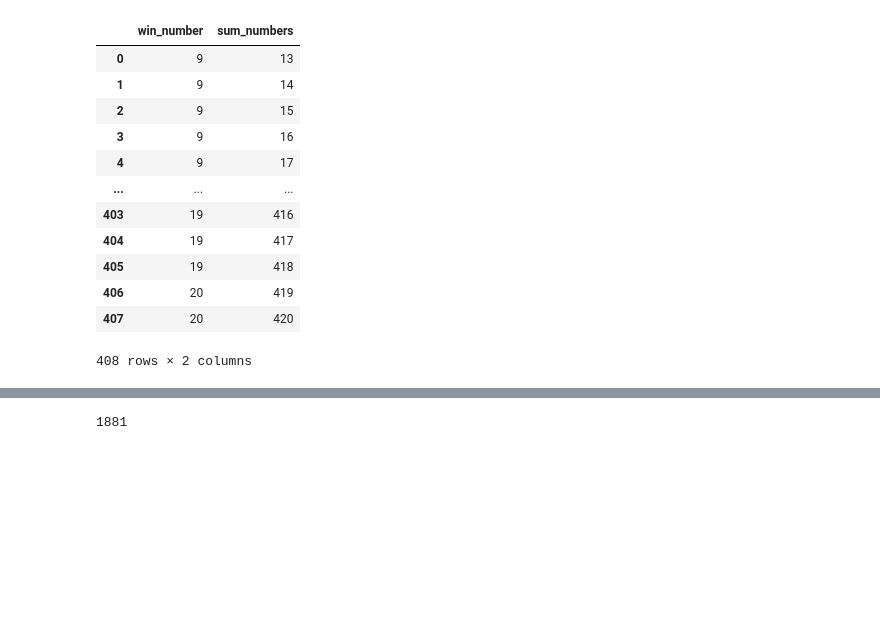
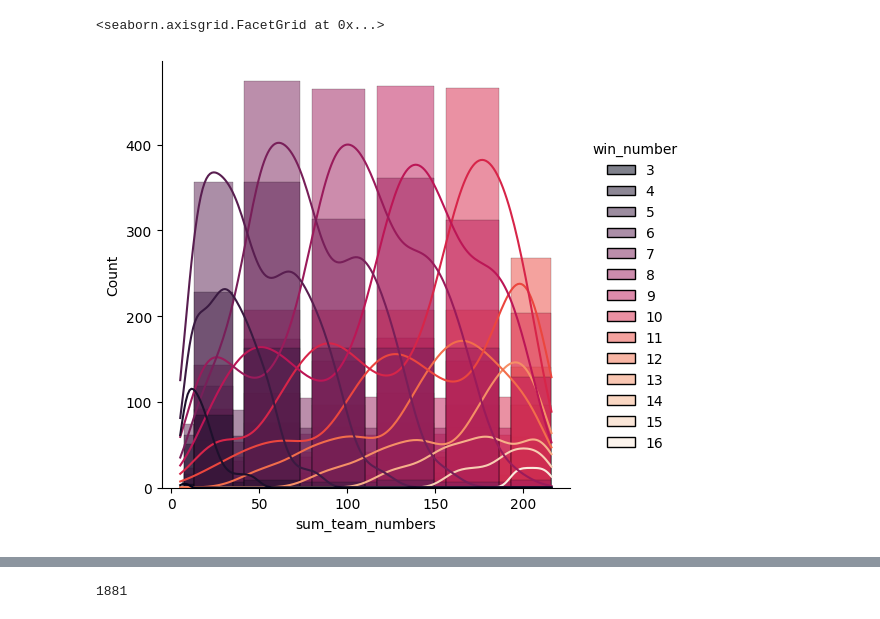
Before and after one commit to notoctane/project, a Jupyter notebook: project.ipynb, the cells around one changed output, grey strips where cells are left out. Cells and saved outputs as stored; diff of their text form; code cells hidden in the pictures; blank space fills up the shorter version.

```diff
--- a/project.ipynb
+++ b/project.ipynb
@@ -112,6 +167,11 @@ class resolver:
 # %%
-test1 = resolver(4,19,2)
+test1 = resolver(2,19,2)
 s = test1.best_number(strategy='my_values', sum_values=322, iterations=1, your_min_number = 1, your_max_number=40)
-s = pd.DataFrame(s, columns=["win_number", "sum_numbers"])
-sns.displot(s,x="sum_numbers",col='win_number',kde=True,color='black',height=5,aspect=1,col_wrap=5,)
+s = pd.DataFrame(s, columns=["win_number", "sum_team_numbers"])
+d = []
+for i in s['win_number'].unique():
+    d.append(s[s['win_number'] == i]['sum_team_numbers'].iloc[0])
+d.append(max(s['sum_team_numbers']))
+# sns.displot(s,x="sum_team_numbers",col='win_number',kde=True,color='black',height=5,aspect=1,col_wrap=5,bins=d)
+sns.displot(s,x="sum_team_numbers",hue='win_number' ,kde=True,color='black',palette="rocket", bins=d)
 # %% [output]
@@ -125,19 +179,17 @@ sns.displot(s,x="sum_numbers",hue='win_number' ,kde=True,color='black',palette="
 # %%
-s
+test1 = resolver(2,19,2)
+s = test1.best_number(strategy='strategy2', iterations=50, your_min_number = 1, your_max_number=40)
+s = pd.DataFrame(s, columns=["win_number", "sum_team_numbers"])
+d = []
+for i in s['win_number'].unique():
+    d.append(s[s['win_number'] == i]['sum_team_numbers'].iloc[0])
+d.append(max(s['sum_team_numbers']))
+d = np.sort(d)
+# sns.displot(s,x="sum_team_numbers",col='win_number',kde=True,color='black',height=5,aspect=1,col_wrap=5,bins=d)
+sns.displot(s,x="sum_team_numbers",hue='win_number' ,kde=True,color='black',palette="rocket", bins=d)
 # %% [output]
-|  | win_number | sum_numbers |
-| 0 | 9 | 13 |
-| 1 | 9 | 14 |
-| 2 | 9 | 15 |
-| 3 | 9 | 16 |
-| 4 | 9 | 17 |
-| ... | ... | ... |
-| 403 | 19 | 416 |
-| 404 | 19 | 417 |
-| 405 | 19 | 418 |
-| 406 | 20 | 419 |
-| 407 | 20 | 420 |
-408 rows × 2 columns
+<seaborn.axisgrid.FacetGrid at 0x...>
+[figure, added]
 # %%
 test1 = resolver(5,20,2)
 s = test1.best_number(strategy='strategy1', iterations=50, your_min_number = 1, your_max_number=40)
```
Also changed, not shown: parts of 21 cells of this notebook, 1 other file.
